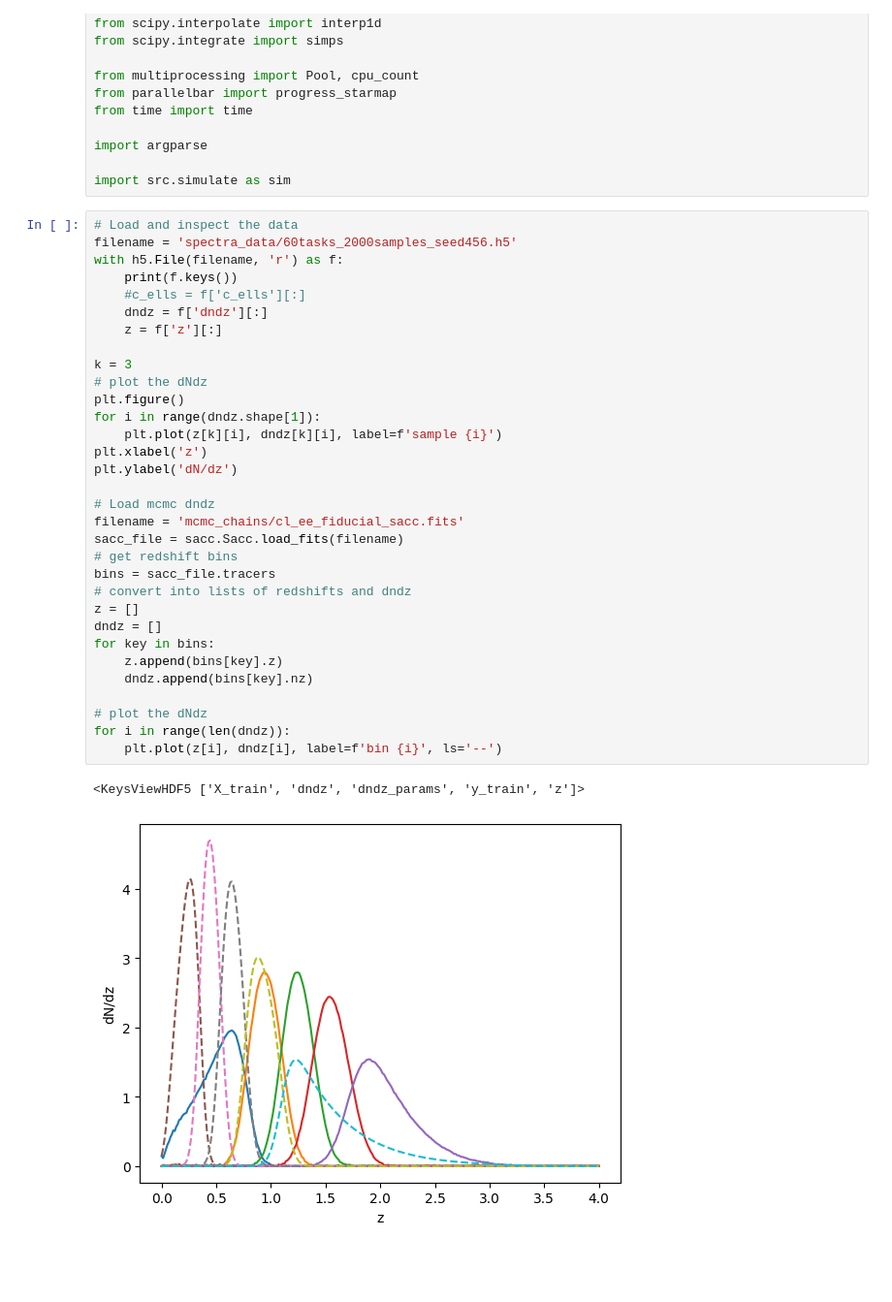
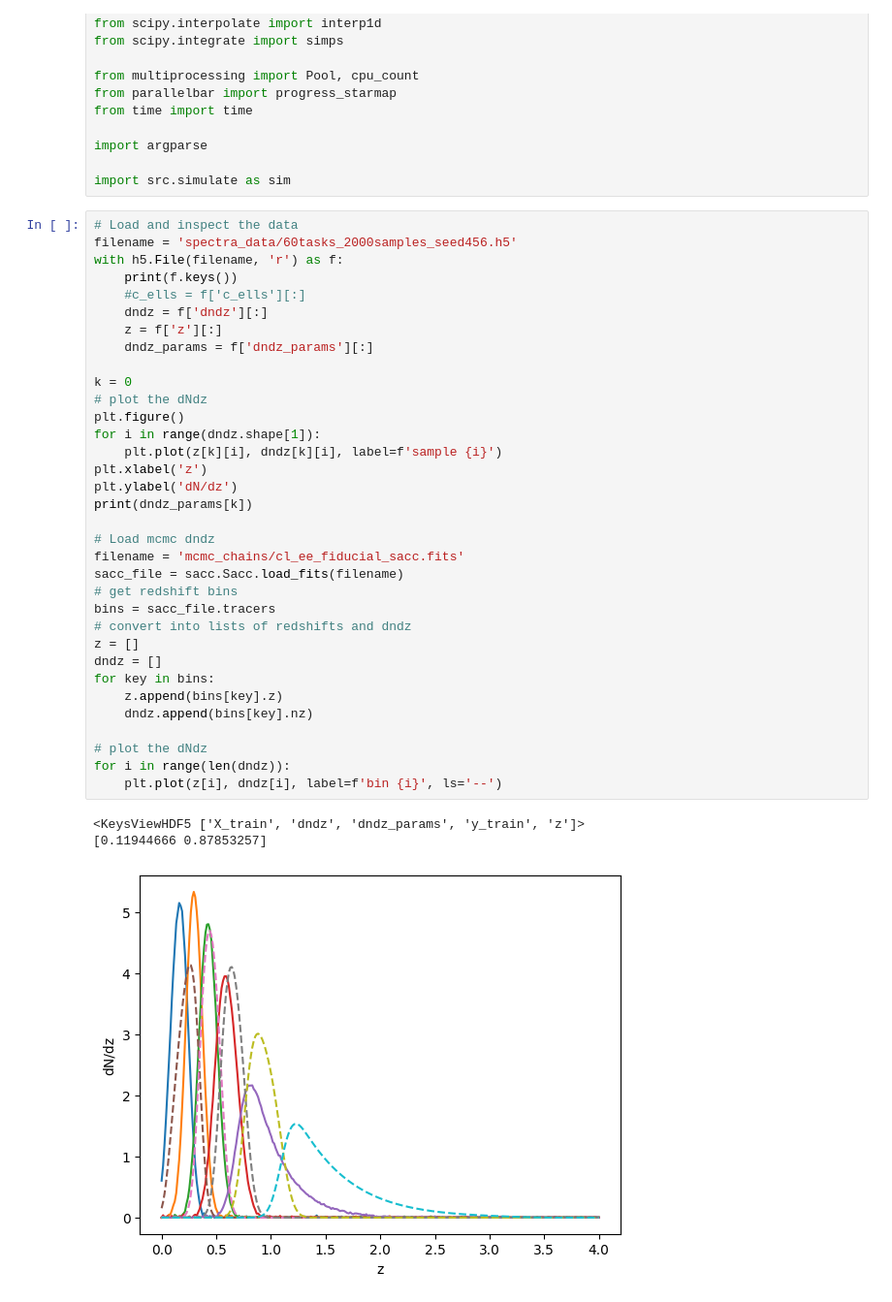
Before and after one commit to CMacM/CosyMAML, a Jupyter notebook: PLOTTING_inspect_spectra_data.ipynb, the cells around one changed output. Shown at 97% size. Saved outputs shown, nothing was run; the diff lists cells and outputs as text; blank space fills up the shorter version.

```diff
--- a/PLOTTING_inspect_spectra_data.ipynb
+++ b/PLOTTING_inspect_spectra_data.ipynb
@@ -28,35 +28,38 @@ filename = 'spectra_data/60tasks_2000samples_seed456.h5'
 with h5.File(filename, 'r') as f:
     print(f.keys())
     #c_ells = f['c_ells'][:]
     dndz = f['dndz'][:]
     z = f['z'][:]
+    dndz_params = f['dndz_params'][:]
 
-k = 3
+k = 0
 # plot the dNdz
 plt.figure()
 for i in range(dndz.shape[1]):
     plt.plot(z[k][i], dndz[k][i], label=f'sample {i}')
 plt.xlabel('z')
 plt.ylabel('dN/dz')
+print(dndz_params[k])
 
 # Load mcmc dndz
 filename = 'mcmc_chains/cl_ee_fiducial_sacc.fits'
 sacc_file = sacc.Sacc.load_fits(filename)
 # get redshift bins
 bins = sacc_file.tracers
 # convert into lists of redshifts and dndz
 z = []
 dndz = []
 for key in bins:
     z.append(bins[key].z)
     dndz.append(bins[key].nz)
 
 # plot the dNdz
 for i in range(len(dndz)):
     plt.plot(z[i], dndz[i], label=f'bin {i}', ls='--')
 # %% [output]
 <KeysViewHDF5 ['X_train', 'dndz', 'dndz_params', 'y_train', 'z']>
+[0.11944666 0.87853257]
-[figure, old version]
+[figure, new version]
 # %%
 # Plot the spectra
 plt.figure()
```
Also changed, not shown: parts of 1 cell of this notebook, 12 other files.
